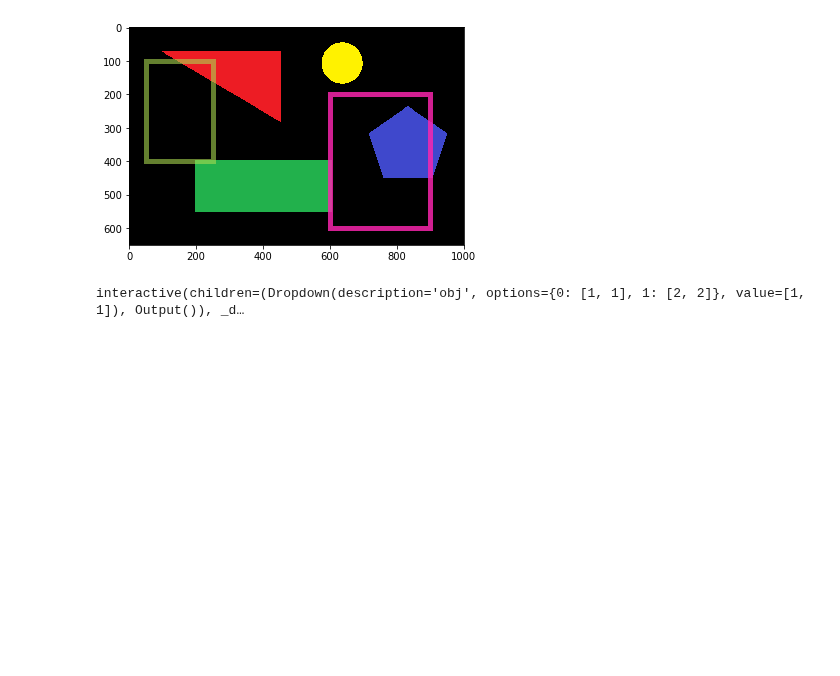
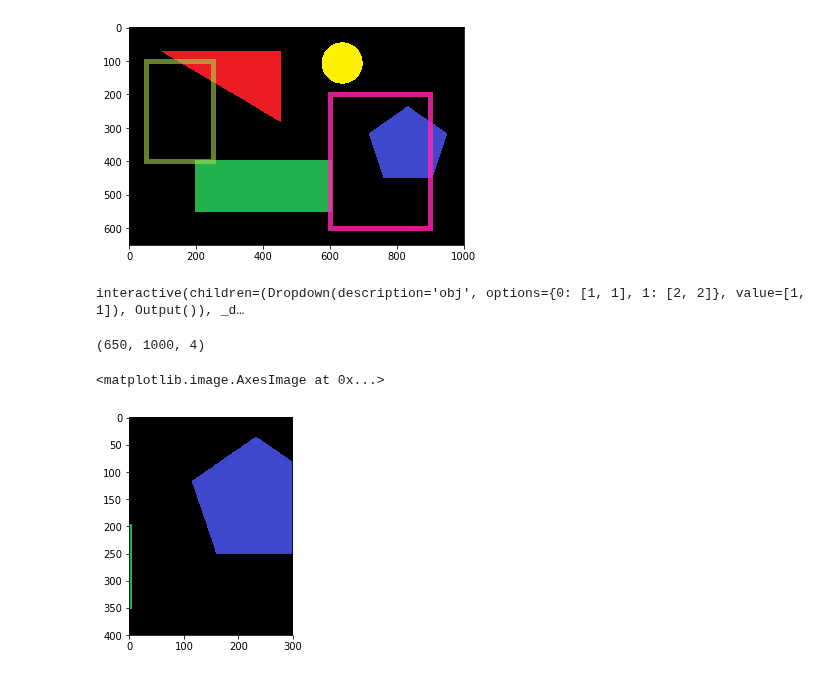
Before and after one commit to kuiyochen/Python_ML_learning, a Jupyter notebook: Testing_Place.ipynb, the cells around one changed output. Cells and saved outputs as stored; diff of their text form; code cells hidden in the pictures; blank space fills up the shorter version.

```diff
--- a/Testing_Place.ipynb
+++ b/Testing_Place.ipynb
@@ -493,3 +493,27 @@ def test(obj):
 interact(test, obj={0:x, 1:y});
 # %% [output]
 interactive(children=(Dropdown(description='obj', options={0: [1, 1], 1: [2, 2]}, value=[1, 1]), Output()), _d…
+# %%
+import matplotlib.image as mpimg
+import matplotlib.pyplot as plt
+import matplotlib.patches as patches
+
+def crop_array_image(img, *rects):
+    y = img.shape[0]
+    x = img.shape[1]
+    startx, starty, cropx, cropy = rects
+    endx = min(startx + cropx, x)
+    endy = min(starty + cropy, y)
+    return img[starty:endy, startx:endx]
+
+# from PIL import Image
+# img = Image.open("ImageName.jpg")
+area = (600, 200, 300, 400)
+img = mpimg.imread("image_test/png.png")
+print(img.shape)
+cropped_img = crop_array_image(img, *area)
+plt.imshow(cropped_img)
+# %% [output]
+(650, 1000, 4)
+<matplotlib.image.AxesImage at 0x...>
+[figure, added]
```
Also changed, not shown: parts of 1 cell of this notebook, 11 other files.
